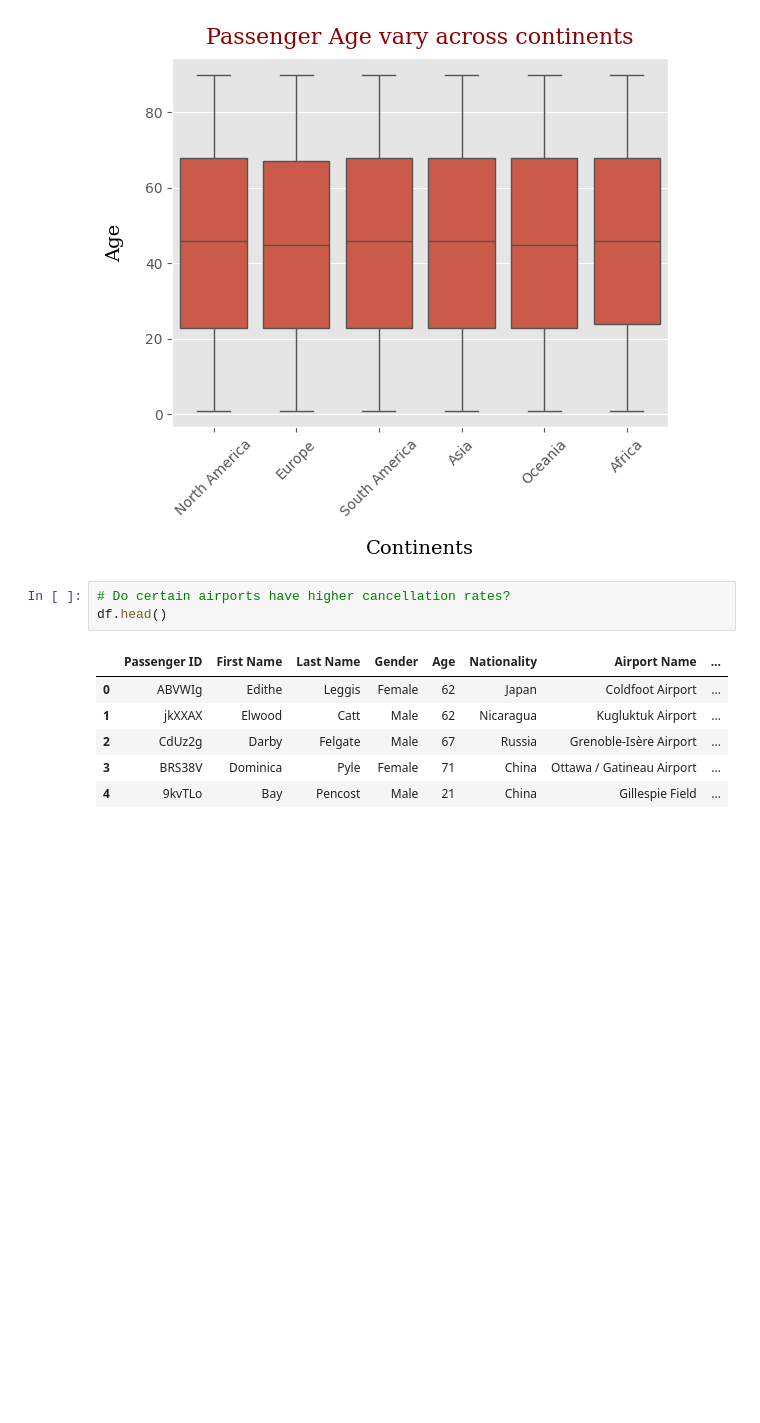
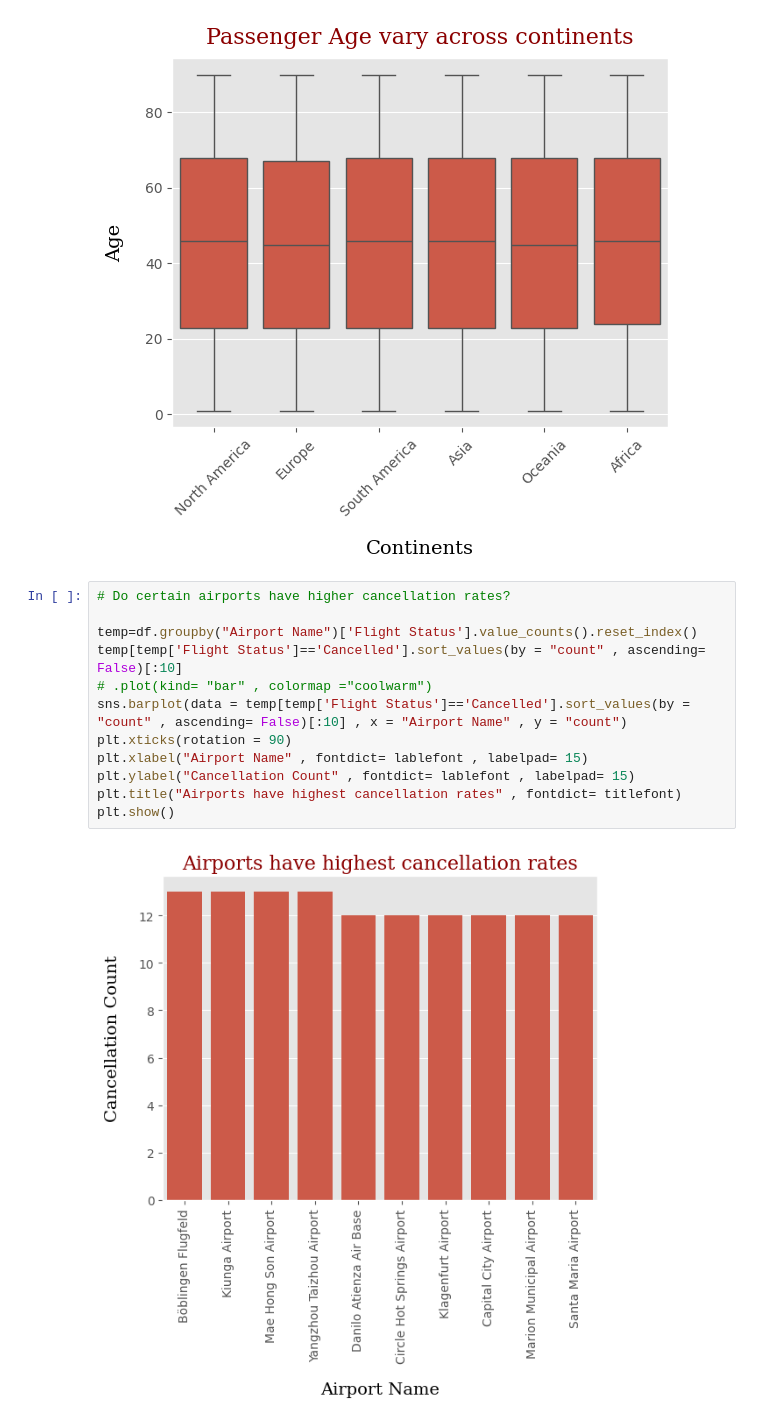
Before and after one commit to Shantnu-singh/Art-of-EDA, a Jupyter notebook: Passengers .ipynb, the cells around one changed output. Drawn from its saved outputs; the diff is of its cells as text; blank space fills up the shorter version.

Commit message:
Added Passengers EDA

```diff
--- a/Passengers .ipynb
+++ b/Passengers .ipynb
@@ -174,13 +174,17 @@ plt.xticks(rotation = 45)
 plt.show()
 # %% [output]
 [figure]
-# %%
-# Do certain airports have higher cancellation rates?
-df.head()
-# %% [output]
-|  | Passenger ID | First Name | Last Name | Gender | Age | Nationality | Airport Name | ... |
-| 0 | ABVWIg | Edithe | Leggis | Female | 62 | Japan | Coldfoot Airport | ... |
-| 1 | jkXXAX | Elwood | Catt | Male | 62 | Nicaragua | Kugluktuk Airport | ... |
-| 2 | CdUz2g | Darby | Felgate | Male | 67 | Russia | Grenoble-Isère Airport | ... |
-| 3 | BRS38V | Dominica | Pyle | Female | 71 | China | Ottawa / Gatineau Airport | ... |
-| 4 | 9kvTLo | Bay | Pencost | Male | 21 | China | Gillespie Field | ... |
+# %%
+# Do certain airports have higher cancellation rates?
+
+temp=df.groupby("Airport Name")['Flight Status'].value_counts().reset_index()
+temp[temp['Flight Status']=='Cancelled'].sort_values(by = "count" , ascending= False)[:10]
+# .plot(kind= "bar" , colormap ="coolwarm")
+sns.barplot(data = temp[temp['Flight Status']=='Cancelled'].sort_values(by = "count" , ascending= False)[:10] , x = "Airport Name" , y = "count")
+plt.xticks(rotation = 90)
+plt.xlabel("Airport Name" , fontdict= lablefont , labelpad= 15)
+plt.ylabel("Cancellation Count" , fontdict= lablefont , labelpad= 15)
+plt.title("Airports have highest cancellation rates" , fontdict= titlefont)
+plt.show()
+# %% [output]
+[figure, added]
```
Also changed, not shown: parts of 5 cells of this notebook, 2 other files.
